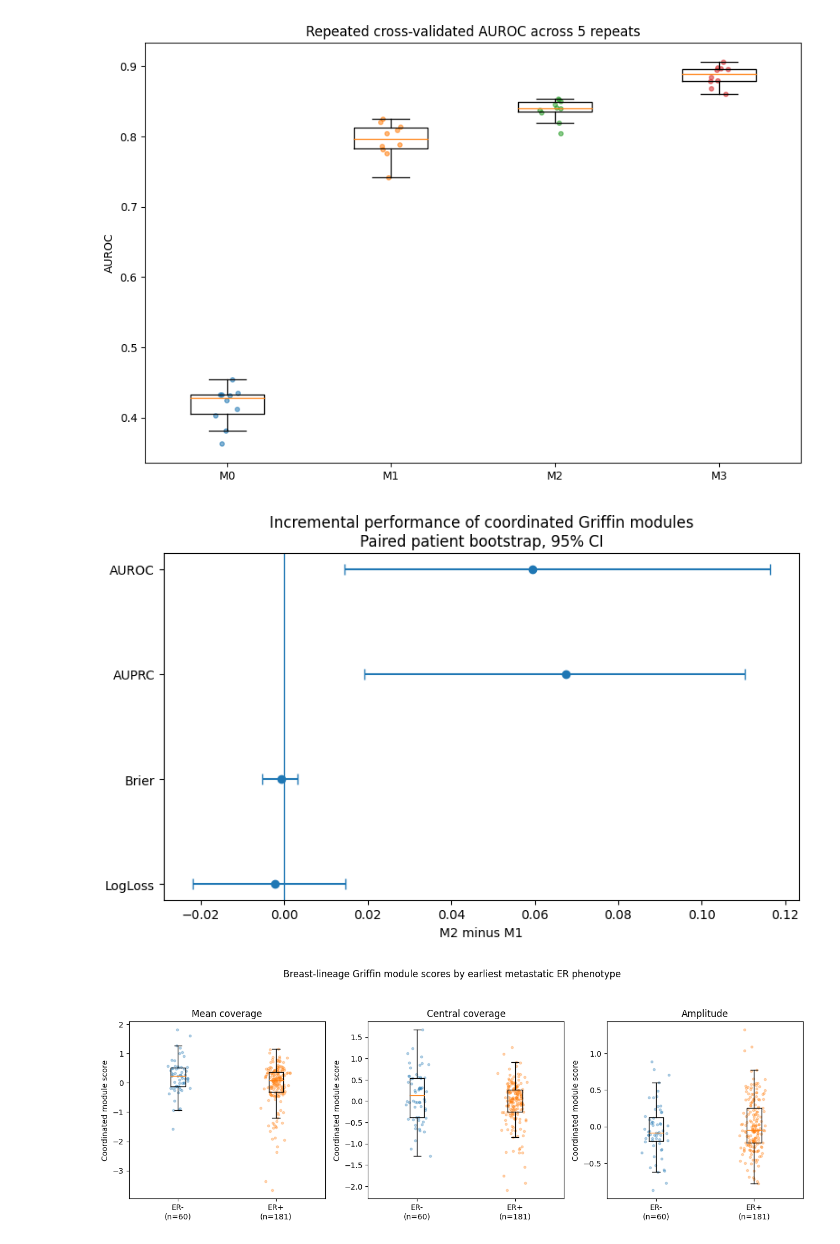
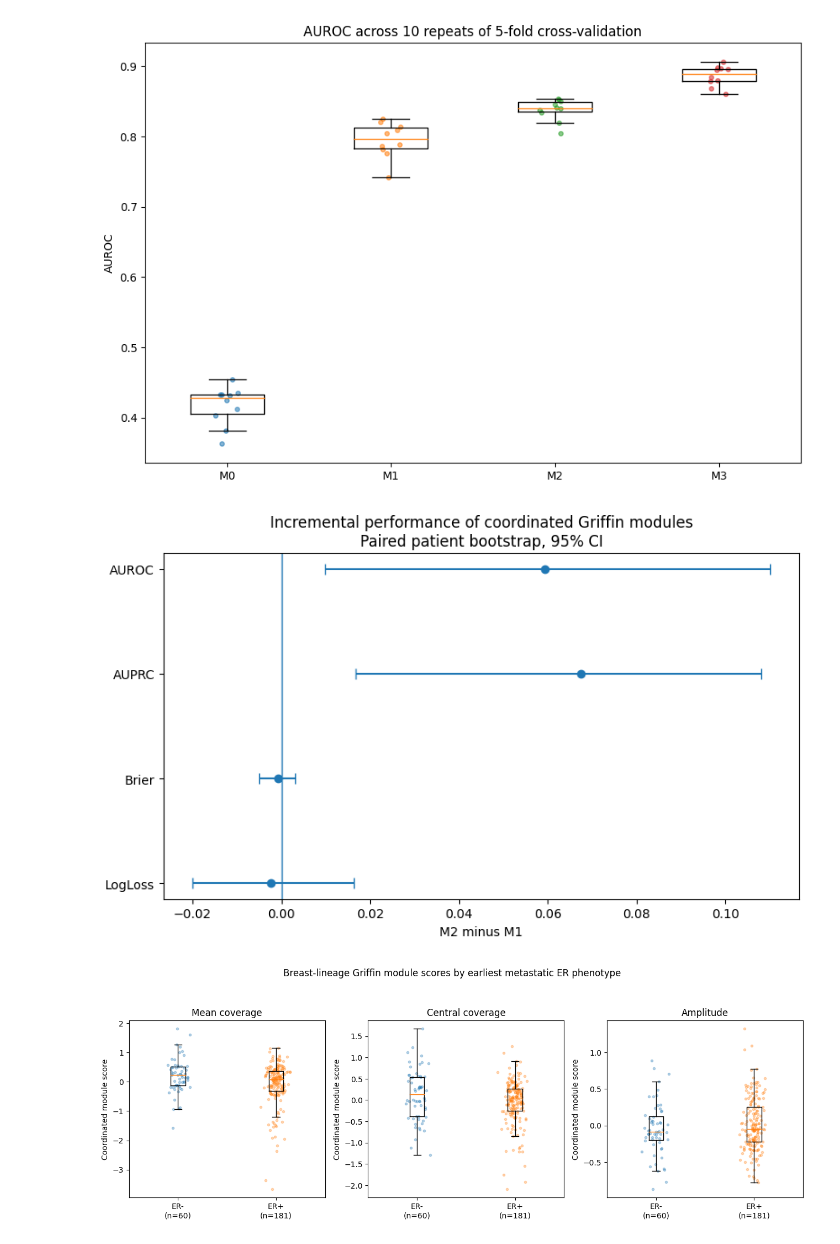
Before and after one commit to leeoesterreich/rak373, a Jupyter notebook: cfDNA_Project/AURORA/Griffin/AURORA_Griffin_Met_ER_FirstDraw_TFBS/Ridge_logistic_regression_L2.ipynb, the cells around one changed output. Saved outputs shown, nothing was run; the diff lists cells and outputs as text; code cells hidden in the pictures.

```diff
--- a/cfDNA_Project/AURORA/Griffin/AURORA_Griffin_Met_ER_FirstDraw_TFBS/Ridge_logistic_regression_L2.ipynb
+++ b/cfDNA_Project/AURORA/Griffin/AURORA_Griffin_Met_ER_FirstDraw_TFBS/Ridge_logistic_regression_L2.ipynb
@@ -1,5 +1,4 @@
 # %%
-#!/usr/bin/env python3
 """
 AURORA Griffin incremental metastatic ER phenotype analysis
 ============================================================
@@ -162,7 +161,7 @@ def write_tsv(path, rows):
         w=csv.DictWriter(f,fieldnames=cols,delimiter="\t",extrasaction="ignore")
         w.writeheader(); w.writerows(rows)
 
-def bootstrap_ci(y,p,func,n_boot=500,seed=20260803):
+def bootstrap_ci(y,p,func,n_boot=500,seed=1234):
     rng=np.random.default_rng(seed); n=len(y); vals=[]
     for _ in range(n_boot):
         ix=rng.integers(0,n,n); yy=y[ix]
@@ -171,7 +170,7 @@ def bootstrap_ci(y,p,func,n_boot=500,seed=20260803):
         except Exception: pass
     return np.percentile(vals,[2.5,97.5]) if vals else [np.nan,np.nan]
 
-def paired_delta(y,p1,p2,func,n_boot=800,seed=260803):
+def paired_delta(y,p1,p2,func,n_boot=800,seed=1234):
     rng=np.random.default_rng(seed); n=len(y); vals=[]
     for _ in range(n_boot):
         ix=rng.integers(0,n,n); yy=y[ix]
@@ -441,7 +440,7 @@ fig,ax=plt.subplots(figsize=(9,6)); data=[[r["AUROC"] for r in metric_rows if r[
 ax.boxplot(data,labels=[x.split(":")[0] for x in MODEL_NAMES],showfliers=False)
 for j,vals in enumerate(data,1):
     rng=np.random.default_rng(20+j); ax.scatter(rng.normal(j,.04,len(vals)),vals,s=15,alpha=.55)
-ax.set(ylabel="AUROC",title="Repeated cross-validated AUROC across 5 repeats"); fig.tight_layout()
+ax.set(ylabel="AUROC",title=f"AUROC across {n_repeats} repeats of {INNER_FOLDS}-fold cross-validation"); fig.tight_layout()
 fig.savefig(os.path.join(OUTDIR,"Repeated_CV_AUROC.png"),dpi=300); fig.savefig(os.path.join(OUTDIR,"Repeated_CV_AUROC.pdf")); plt.show(); plt.close(fig)
 
 pd=[r for r in delta_rows if r["comparison"]=="M2 minus M1"]; fig,ax=plt.subplots(figsize=(8,5)); yy=np.arange(len(pd)); vals=[r["delta_comparison_minus_M1"] for r in pd]; lo=[r["CI_low"] for r in pd]; hi=[r["CI_high"] for r in pd]
@@ -488,34 +487,34 @@ readme.column_dimensions["A"].width = 24
 readme.column_dimensions["B"].width = 90
 readme.freeze_panes = "A2"
 
 add_sheet(wb, "Performance Summary", summary_rows)
 add_sheet(wb, "Incremental Comparisons", delta_rows)
 add_sheet(wb, "Repeated CV", metric_rows)
 add_sheet(wb, "Patient Predictions", patient_rows)
 add_sheet(wb, "Discordance", discord_rows)
 add_sheet(wb, "Module Scores", module_rows)
 
 xlsx_path = os.path.join(OUTDIR, "AURORA_Griffin_incremental_ER_model_results.xlsx")
 wb.save(xlsx_path)
 print("Saved workbook:", xlsx_path)
 
 # Report.
 smap={r["model"]:r for r in summary_rows}; m1=smap[MODEL_NAMES[1]]; m2=smap[MODEL_NAMES[2]]; m3=smap[MODEL_NAMES[3]]; dm={r["metric"]:r for r in delta_rows if r["comparison"]=="M2 minus M1"}
 report=f"""AURORA Griffin incremental metastatic ER phenotype analysis\n=============================================================\n\nShared complete cohort: n={n}\nMetastatic ER-positive: {int(y.sum())}\nMetastatic ER-negative: {int((1-y).sum())}\nPrimary-to-metastatic discordant: {int(discord.sum())}\n\nM1 AUROC: {m1['Pooled_OOF_AUROC']:.3f} ({m1['AUROC_CI_low']:.3f}-{m1['AUROC_CI_high']:.3f})\nM2 AUROC: {m2['Pooled_OOF_AUROC']:.3f} ({m2['AUROC_CI_low']:.3f}-{m2['AUROC_CI_high']:.3f})\nM3 AUROC: {m3['Pooled_OOF_AUROC']:.3f} ({m3['AUROC_CI_low']:.3f}-{m3['AUROC_CI_high']:.3f})\n\nPrimary comparison M2 minus M1:\nDelta AUROC: {dm['AUROC']['delta_comparison_minus_M1']:.4f} ({dm['AUROC']['CI_low']:.4f} to {dm['AUROC']['CI_high']:.4f}); bootstrap p={dm['AUROC']['bootstrap_two_sided_p']:.4g}\nDelta AUPRC: {dm['AUPRC']['delta_comparison_minus_M1']:.4f} ({dm['AUPRC']['CI_low']:.4f} to {dm['AUPRC']['CI_high']:.4f})\nDelta Brier: {dm['Brier']['delta_comparison_minus_M1']:.4f} ({dm['Brier']['CI_low']:.4f} to {dm['Brier']['CI_high']:.4f}); negative favors M2.\n\nInterpretation must emphasize paired incremental estimates. Overall performance may be dominated by primary-metastatic ER concordance; discordant-subgroup results are exploratory.\n"""
 with open(os.path.join(OUTDIR,"Detailed_results_and_interpretation.txt"),"w") as f: f.write(report)
 
 manifest=[]
 for fn in sorted(os.listdir(OUTDIR)):
     p=os.path.join(OUTDIR,fn)
     if os.path.isfile(p): manifest.append({"file":fn,"bytes":os.path.getsize(p)})
 write_tsv(os.path.join(OUTDIR,"File_manifest.tsv"),manifest)
 print(json.dumps({"n":n,"ER_positive":int(y.sum()),"ER_negative":int((1-y).sum()),"discordant":int(discord.sum()),"M1_AUROC":m1["Pooled_OOF_AUROC"],"M2_AUROC":m2["Pooled_OOF_AUROC"],"M2_minus_M1_AUROC":dm["AUROC"]["delta_comparison_minus_M1"]},indent=2))
 # %% [output]
 [figure]
 [figure]
 [figure]
 [figure]
-[figure, old version]
+[figure, new version]
 [figure]
 Saved workbook: /ix1/alee/LO_LAB/Personal/Rahul/cfDNA_project/AURORA/Griffin/Downstream/AURORA_Griffin_Incremental_Metastatic_ER/AURORA_Griffin_incremental_ER_model_results.xlsx
 {
```
Also changed, not shown: parts of 3 cells of this notebook.
